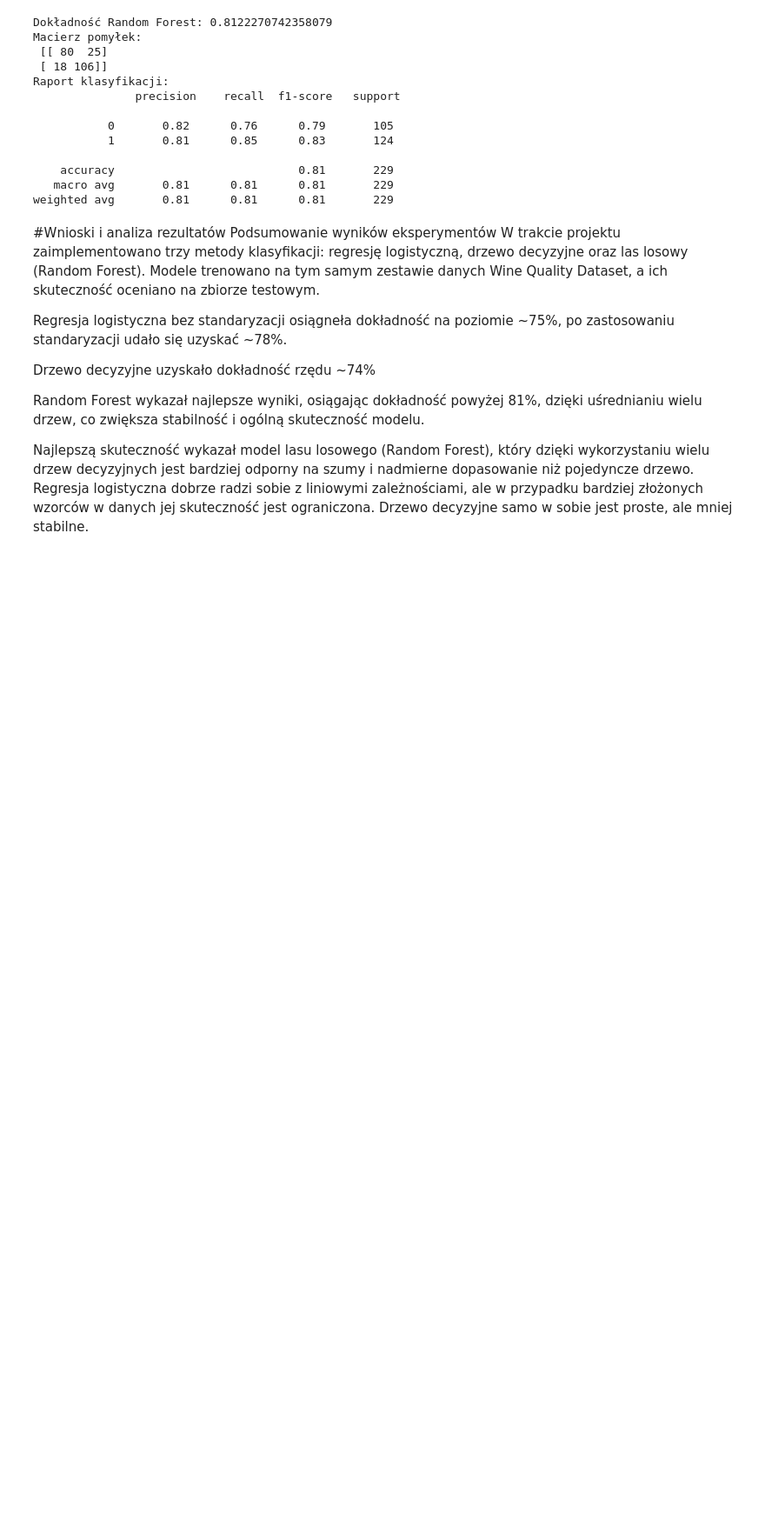
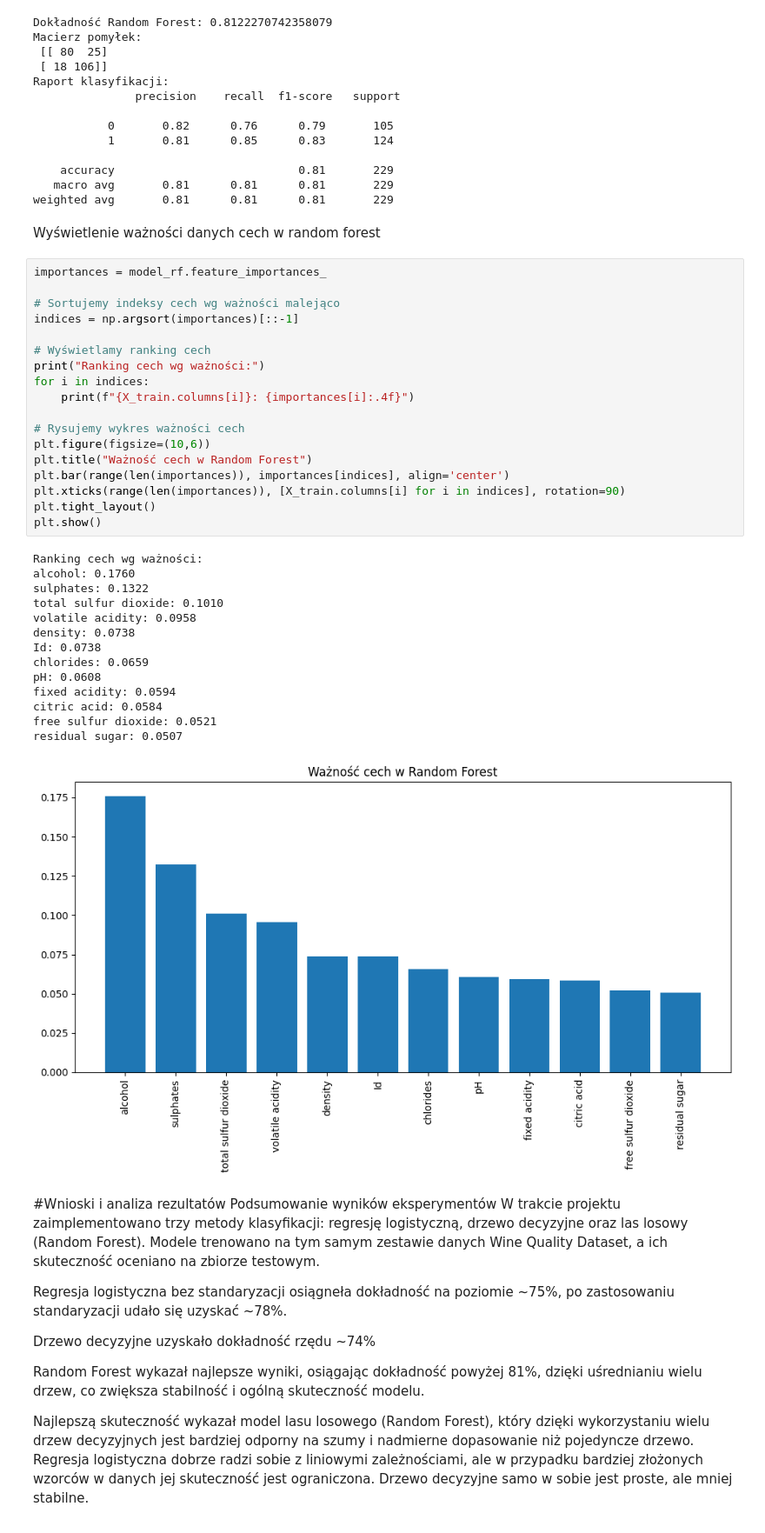
Before and after one commit to Johnn2012-y/Wine-Quality-Prediction, a Jupyter notebook: Wine_Quality_Prediction.ipynb, the cells around one changed output. Shown at 87% size. Saved outputs shown, nothing was run; the diff lists cells and outputs as text; blank space fills up the shorter version.

Commit message:
Add feature importance visualization to Random Forest

```diff
--- a/Wine_Quality_Prediction.ipynb
+++ b/Wine_Quality_Prediction.ipynb
@@ -331,6 +331,41 @@ Raport klasyfikacji:
     accuracy                           0.81       229
    macro avg       0.81      0.81      0.81       229
 weighted avg       0.81      0.81      0.81       229
+# %% [markdown]
+Wyświetlenie ważności danych cech w random forest
+# %%
+importances = model_rf.feature_importances_
+
+# Sortujemy indeksy cech wg ważności malejąco
+indices = np.argsort(importances)[::-1]
+
+# Wyświetlamy ranking cech
+print("Ranking cech wg ważności:")
+for i in indices:
+    print(f"{X_train.columns[i]}: {importances[i]:.4f}")
+
+# Rysujemy wykres ważności cech
+plt.figure(figsize=(10,6))
+plt.title("Ważność cech w Random Forest")
+plt.bar(range(len(importances)), importances[indices], align='center')
+plt.xticks(range(len(importances)), [X_train.columns[i] for i in indices], rotation=90)
+plt.tight_layout()
+plt.show()
+# %% [output]
+Ranking cech wg ważności:
+alcohol: 0.1760
+sulphates: 0.1322
+total sulfur dioxide: 0.1010
+volatile acidity: 0.0958
+density: 0.0738
+Id: 0.0738
+chlorides: 0.0659
+pH: 0.0608
+fixed acidity: 0.0594
+citric acid: 0.0584
+free sulfur dioxide: 0.0521
+residual sugar: 0.0507
+[figure, added]
 # %% [markdown]
 #Wnioski i analiza rezultatów
 Podsumowanie wyników eksperymentów
```
